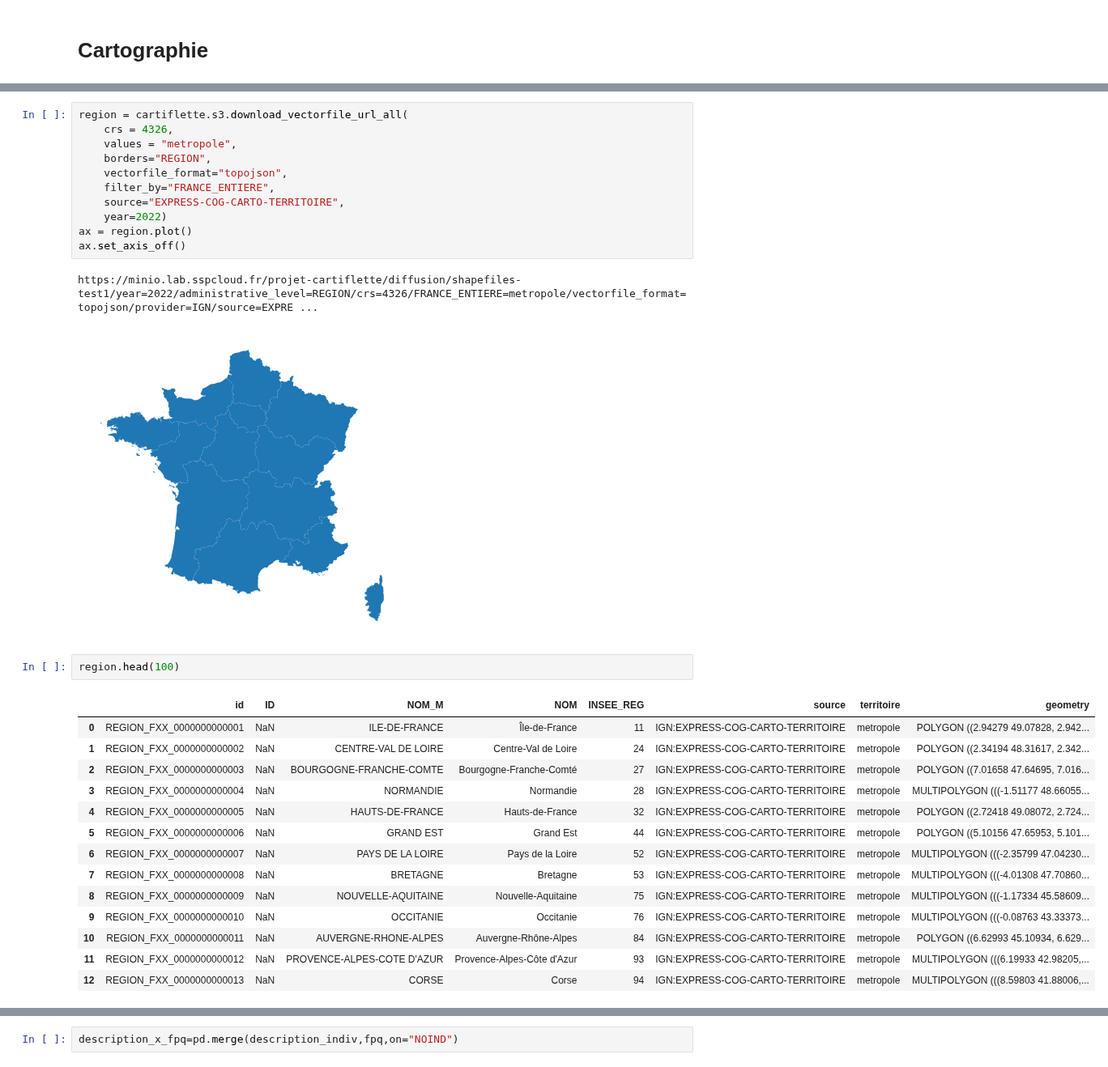
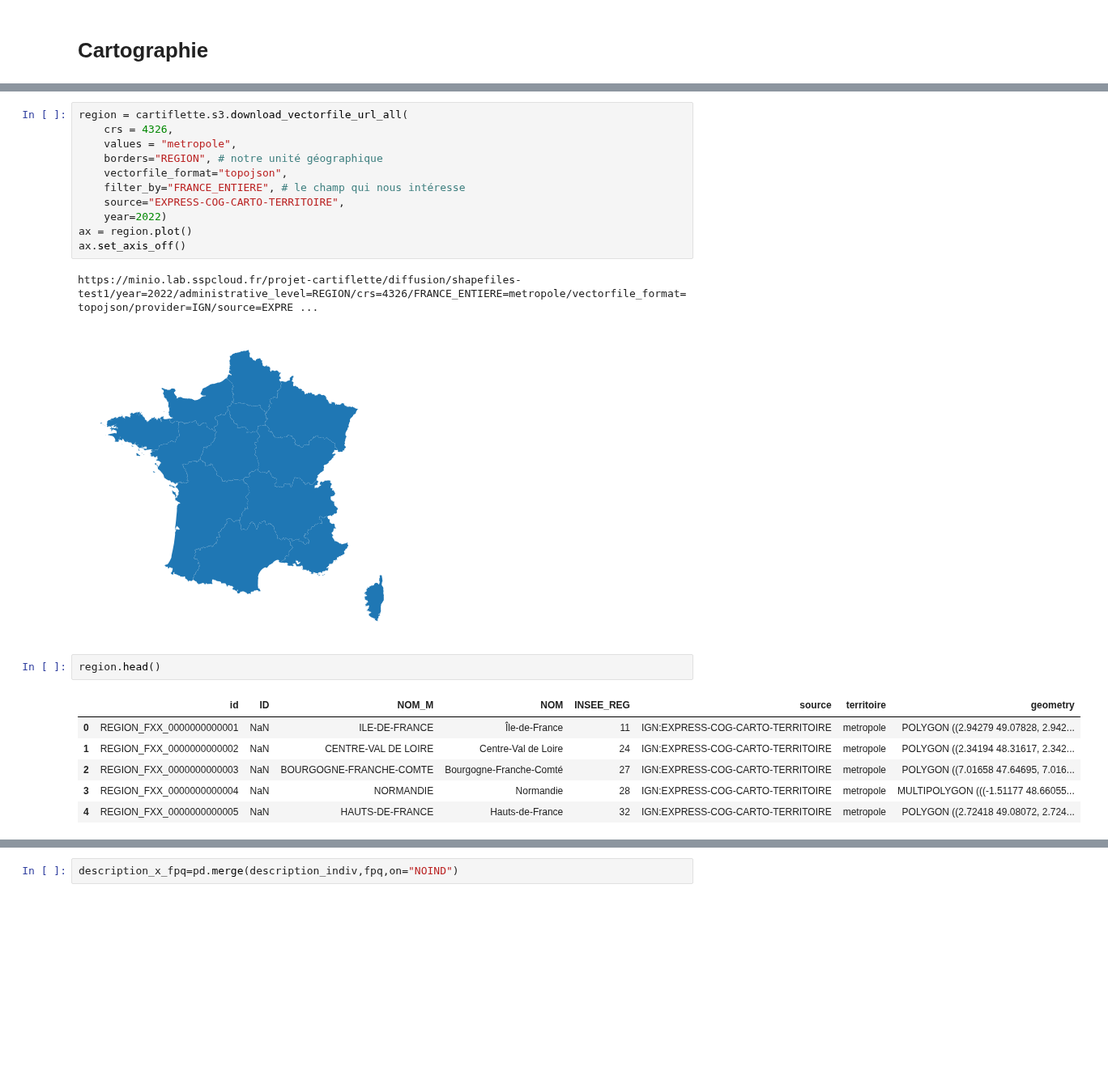
Before and after one commit to InseeFrLab/funathon2023_sujet3, a Jupyter notebook: Python_1_StatsDesc.ipynb, the cells around one changed output, grey strips where cells are left out. Shown at 81% size. Cells and saved outputs as stored; diff of their text form; blank space fills up the shorter version.

```diff
--- a/Python_1_StatsDesc.ipynb
+++ b/Python_1_StatsDesc.ipynb
@@ -264,9 +265,9 @@ Avec Cartiflette
 region = cartiflette.s3.download_vectorfile_url_all(
     crs = 4326,
     values = "metropole",
-    borders="REGION",
+    borders="REGION", # notre unité géographique
     vectorfile_format="topojson",
-    filter_by="FRANCE_ENTIERE",
+    filter_by="FRANCE_ENTIERE", # le champ qui nous intéresse
     source="EXPRESS-COG-CARTO-TERRITOIRE",
     year=2022)
 ax = region.plot()
@@ -275,19 +276,11 @@ ax.set_axis_off()
 https://minio.lab.sspcloud.fr/projet-cartiflette/diffusion/shapefiles-test1/year=2022/administrative_level=REGION/crs=4326/FRANCE_ENTIERE=metropole/vectorfile_format=topojson/provider=IGN/source=EXPRE ...
 [figure]
 # %%
-region.head(100)
+region.head()
 # %% [output]
 |  | id | ID | NOM_M | NOM | INSEE_REG | source | territoire | geometry |
 | 0 | REGION_FXX_0000000000001 | NaN | ILE-DE-FRANCE | Île-de-France | 11 | IGN:EXPRESS-COG-CARTO-TERRITOIRE | metropole | POLYGON ((2.94279 49.07828, 2.942... |
 | 1 | REGION_FXX_0000000000002 | NaN | CENTRE-VAL DE LOIRE | Centre-Val de Loire | 24 | IGN:EXPRESS-COG-CARTO-TERRITOIRE | metropole | POLYGON ((2.34194 48.31617, 2.342... |
 | 2 | REGION_FXX_0000000000003 | NaN | BOURGOGNE-FRANCHE-COMTE | Bourgogne-Franche-Comté | 27 | IGN:EXPRESS-COG-CARTO-TERRITOIRE | metropole | POLYGON ((7.01658 47.64695, 7.016... |
 | 3 | REGION_FXX_0000000000004 | NaN | NORMANDIE | Normandie | 28 | IGN:EXPRESS-COG-CARTO-TERRITOIRE | metropole | MULTIPOLYGON (((-1.51177 48.66055... |
 | 4 | REGION_FXX_0000000000005 | NaN | HAUTS-DE-FRANCE | Hauts-de-France | 32 | IGN:EXPRESS-COG-CARTO-TERRITOIRE | metropole | POLYGON ((2.72418 49.08072, 2.724... |
-| 5 | REGION_FXX_0000000000006 | NaN | GRAND EST | Grand Est | 44 | IGN:EXPRESS-COG-CARTO-TERRITOIRE | metropole | POLYGON ((5.10156 47.65953, 5.101... |
-| 6 | REGION_FXX_0000000000007 | NaN | PAYS DE LA LOIRE | Pays de la Loire | 52 | IGN:EXPRESS-COG-CARTO-TERRITOIRE | metropole | MULTIPOLYGON (((-2.35799 47.04230... |
-| 7 | REGION_FXX_0000000000008 | NaN | BRETAGNE | Bretagne | 53 | IGN:EXPRESS-COG-CARTO-TERRITOIRE | metropole | MULTIPOLYGON (((-4.01308 47.70860... |
-| 8 | REGION_FXX_0000000000009 | NaN | NOUVELLE-AQUITAINE | Nouvelle-Aquitaine | 75 | IGN:EXPRESS-COG-CARTO-TERRITOIRE | metropole | MULTIPOLYGON (((-1.17334 45.58609... |
-| 9 | REGION_FXX_0000000000010 | NaN | OCCITANIE | Occitanie | 76 | IGN:EXPRESS-COG-CARTO-TERRITOIRE | metropole | MULTIPOLYGON (((-0.08763 43.33373... |
-| 10 | REGION_FXX_0000000000011 | NaN | AUVERGNE-RHONE-ALPES | Auvergne-Rhône-Alpes | 84 | IGN:EXPRESS-COG-CARTO-TERRITOIRE | metropole | POLYGON ((6.62993 45.10934, 6.629... |
-| 11 | REGION_FXX_0000000000012 | NaN | PROVENCE-ALPES-COTE D'AZUR | Provence-Alpes-Côte d'Azur | 93 | IGN:EXPRESS-COG-CARTO-TERRITOIRE | metropole | MULTIPOLYGON (((6.19933 42.98205,... |
-| 12 | REGION_FXX_0000000000013 | NaN | CORSE | Corse | 94 | IGN:EXPRESS-COG-CARTO-TERRITOIRE | metropole | MULTIPOLYGON (((8.59803 41.88006,... |
```
Also changed, not shown: parts of 34 cells of this notebook.
